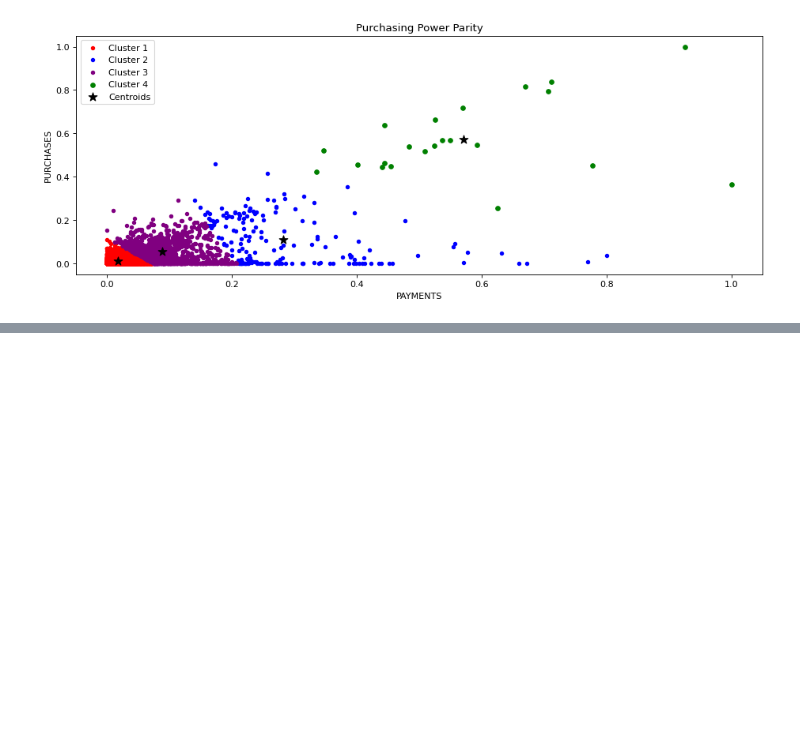
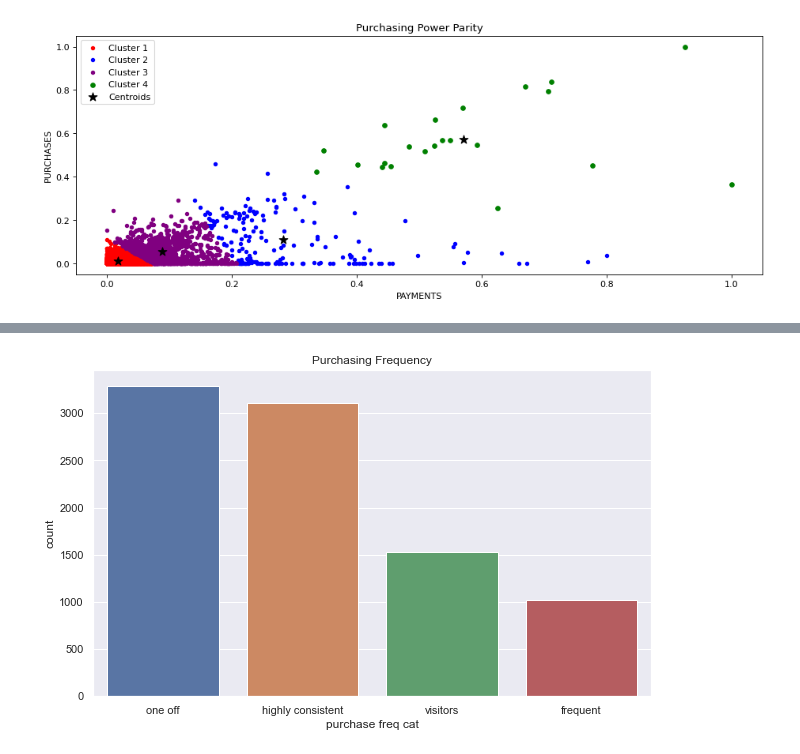
Before and after one commit to DannyEhiz/Customer_Segmentation, a Jupyter notebook: kmeans.ipynb, the cells around one changed output, grey strips where cells are left out. Cells and saved outputs as stored; diff of their text form; code cells hidden in the pictures; blank space fills up the shorter version.

```diff
--- a/kmeans.ipynb
+++ b/kmeans.ipynb
@@ -404,0 +482,8 @@ ds.sort_values(by = 'BALANCE', ascending = False).head()
+# %%
+plt.figure(figsize = (10, 6))
+sns.set(style = 'darkgrid')
+orders = p_freq['purchase freq cat'].value_counts(ascending = False).index
+sns.countplot(x = p_freq['purchase freq cat'], order = orders).set(title = 'Purchasing Frequency')
+plt.show()
+# %% [output]
+[figure, added]
```
Also changed, not shown: parts of 19 cells of this notebook.
